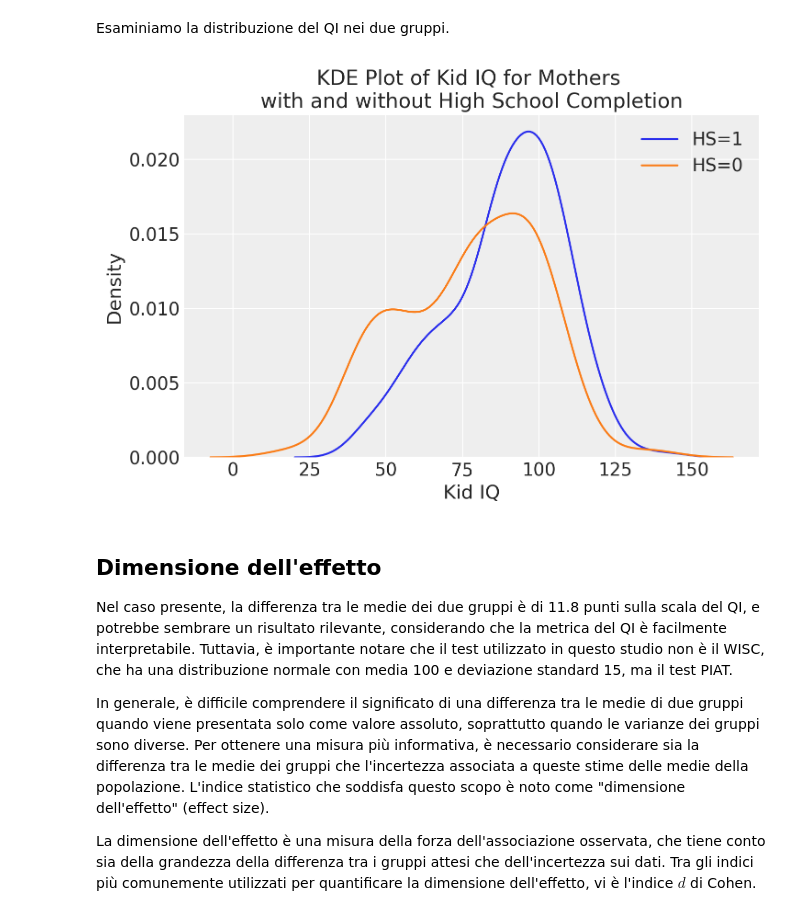
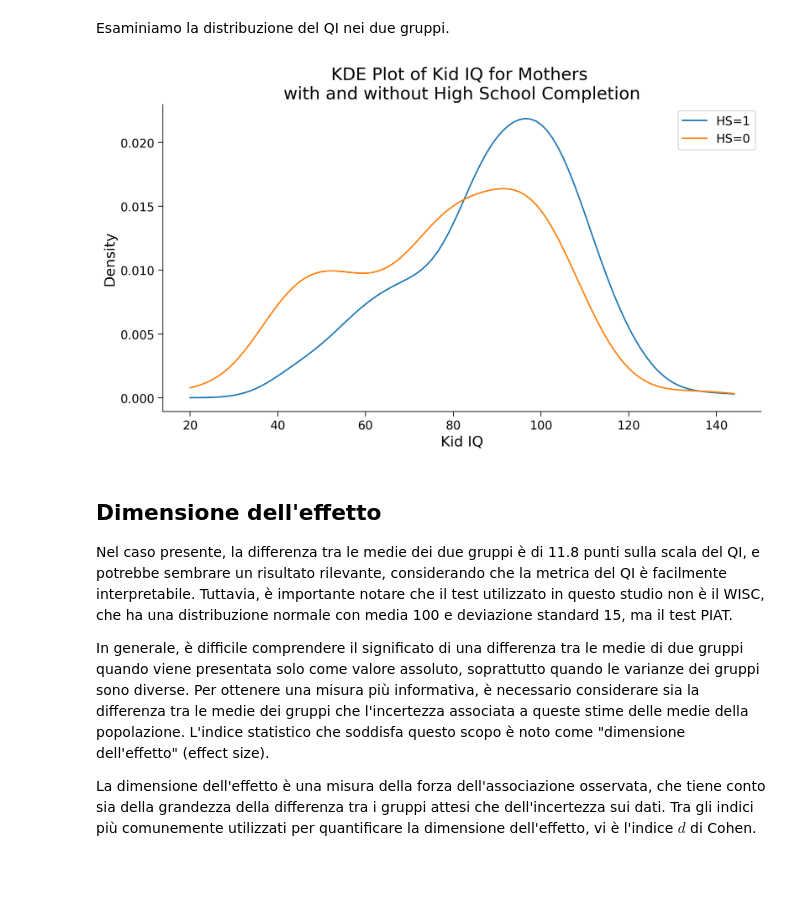
Before and after one commit to ccaudek/ds4psy, a Jupyter notebook: chapter_4/23_two_groups.ipynb, the cells around one changed output. Cells and saved outputs as stored; diff of their text form; code cells hidden in the pictures; blank space fills up the shorter version.

```diff
--- a/chapter_4/23_two_groups.ipynb
+++ b/chapter_4/23_two_groups.ipynb
@@ -95,20 +99,32 @@ kid_score_mom_hs_1 = df[df["mom_hs"] == 1]["kid_score"]
 kid_score_mom_hs_0 = df[df["mom_hs"] == 0]["kid_score"]
 # %% [markdown]
 Esaminiamo la distribuzione del QI nei due gruppi.
-# %%
-# Plot KDE for each group separately
-sns.kdeplot(data=kid_score_mom_hs_1, label="HS=1")
-sns.kdeplot(data=kid_score_mom_hs_0, label="HS=0")
-
-# Add plot labels and title
-plt.xlabel("Kid IQ")
-plt.ylabel("Density")
-plt.title("KDE Plot of Kid IQ for Mothers \nwith and without High School Completion")
-
-# Show the legend
-_ = plt.legend()
-# %% [output]
-[figure, removed]
+# %%
+# Create a KDE for each group
+kde_hs_1 = gaussian_kde(kid_score_mom_hs_1)
+kde_hs_0 = gaussian_kde(kid_score_mom_hs_0)
+
+# Generate x values for the plot
+x_vals = np.linspace(min(np.min(kid_score_mom_hs_1), np.min(kid_score_mom_hs_0)),
+                     max(np.max(kid_score_mom_hs_1), np.max(kid_score_mom_hs_0)), 100)
+
+# Calculate KDE densities for the x values
+density_hs_1 = kde_hs_1(x_vals)
+density_hs_0 = kde_hs_0(x_vals)
+
+# Create the plot
+plt.figure(figsize=(10, 6))
+plt.title("KDE Plot of Kid IQ for Mothers \nwith and without High School Completion")
+plt.xlabel("Kid IQ")
+plt.ylabel("Density")
+
+plt.plot(x_vals, density_hs_1, label="HS=1")
+plt.plot(x_vals, density_hs_0, label="HS=0")
+
+# Show the legend
+plt.legend();
+# %% [output]
+[figure, added]
 # %% [markdown]
 ## Dimensione dell'effetto
 
```
Also changed, not shown: parts of 4 cells of this notebook, 16 other files.
